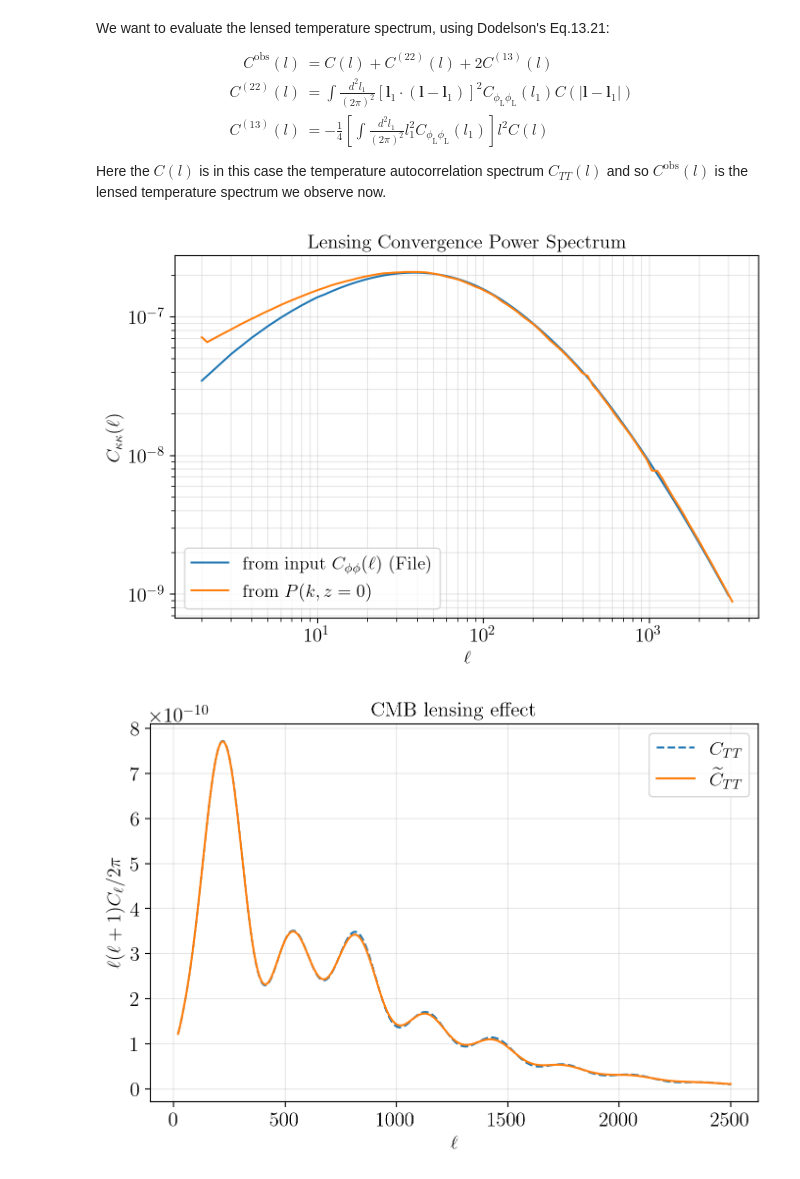
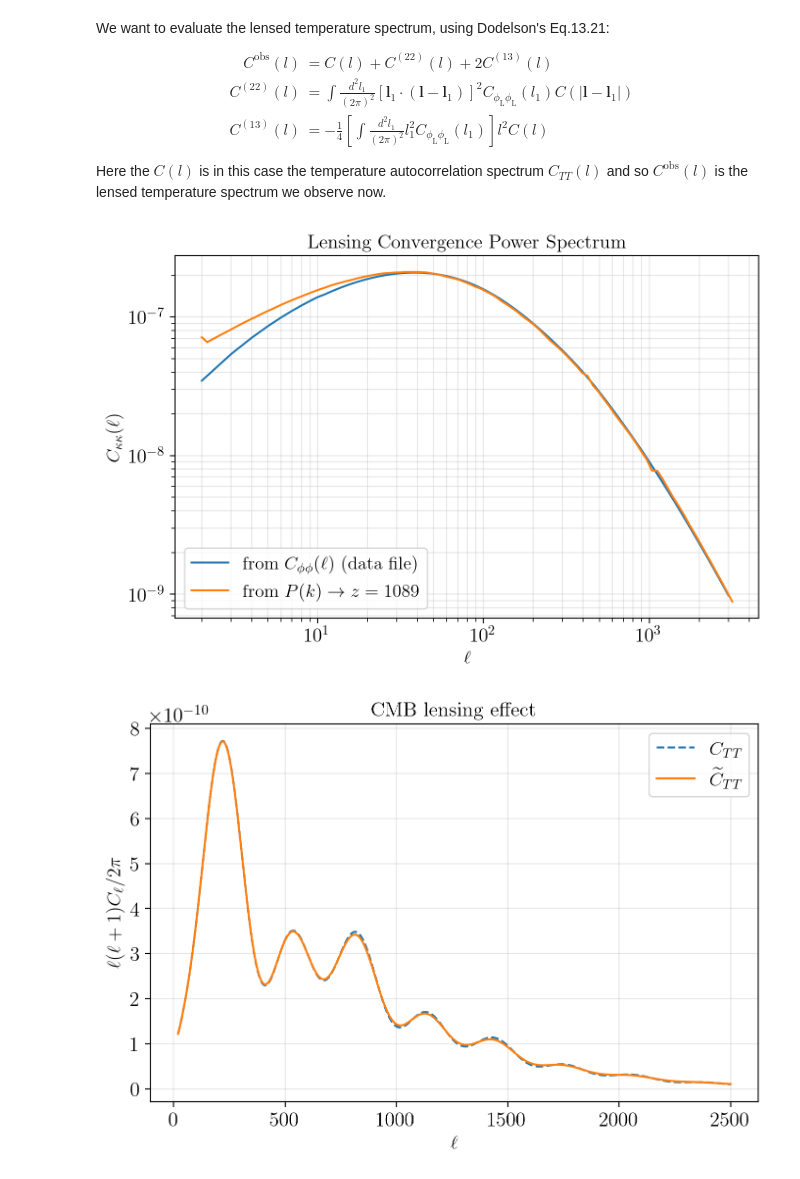
Before and after one commit to tommasoperitoree/AdvancedGravitationalPhysiscs, a Jupyter notebook: exam.ipynb, the cells around one changed output. Saved outputs shown, nothing was run; the diff lists cells and outputs as text; code cells hidden in the pictures.

```diff
--- a/exam.ipynb
+++ b/exam.ipynb
@@ -219,36 +219,36 @@ Cl_TT = TT_Dl * to_Cl
 Cl_EE = EE_Dl * to_Cl
 Cl_pp = pp_Dl * to_Cl
 
 # Create Interpolation Functions
 CTT_interp = interp1d(l, Cl_TT, kind='linear', bounds_error=False, fill_value=0.0)
 CEE_interp = interp1d(l, Cl_EE, kind='linear', bounds_error=False, fill_value=0.0)
 Cpp_interp = interp1d(l, Cl_pp, kind='linear', bounds_error=False, fill_value=0.0)
 
 
 C_kk_from_file = (l**4 / 4.0) * Cl_pp
-plt.loglog(l, C_kk_from_file, label=r'from input $C_{\phi\phi}(\ell)$ (File)')
-plt.loglog(l_values, Ckk, label=r'from $P(k,z=0)$')
+plt.loglog(l, C_kk_from_file, label=r'from $C_{\phi\phi}(\ell)$ (data file)')
+plt.loglog(l_values, Ckk, label=r'from $P(k) \to z=1089$')
 plt.xlabel(r'$\ell$')
 plt.ylabel(r'$C_{\kappa\kappa}(\ell)$')
 plt.title(r'Lensing Convergence Power Spectrum')
 plt.grid(True, which='both', alpha=0.3)
 plt.legend()
 plt.savefig('./images/convergence_spec_comp.png', dpi=300, bbox_inches='tight')
 plt.show()
 
 # # Preliminary Plot to Check Interpolation
 # plt.loglog(l, Cpp_interp(l), label=r'Interpolated $C_{\phi\phi}(\ell)$', linestyle='--')
 # plt.loglog(l, Cl_TT, label=r'Raw $C_{TT}(\ell)$', linestyle=':')
 # plt.loglog(l, CTT_interp(l), label=r'Interpolated $C_{TT}(\ell)$', linestyle='-.')
 # plt.loglog(l, Cl_pp, label=r'Raw $C_{\phi\phi}(\ell)$', linestyle=':')
 # plt.xlabel(r'$\ell$')
 # plt.ylabel(r'$C_{\kappa\kappa}(\ell)$')
 # plt.title(r'Lensing Convergence Power Spectrum')
 # plt.grid(True, which='both', alpha=0.3)
 # plt.legend()
 # plt.show()
 # %% [output]
-[figure, old version]
+[figure, new version]
 # %%
 ## LENSING EXPANSION
 
```
Also changed, not shown: parts of 1 cell of this notebook, 5 other files.
